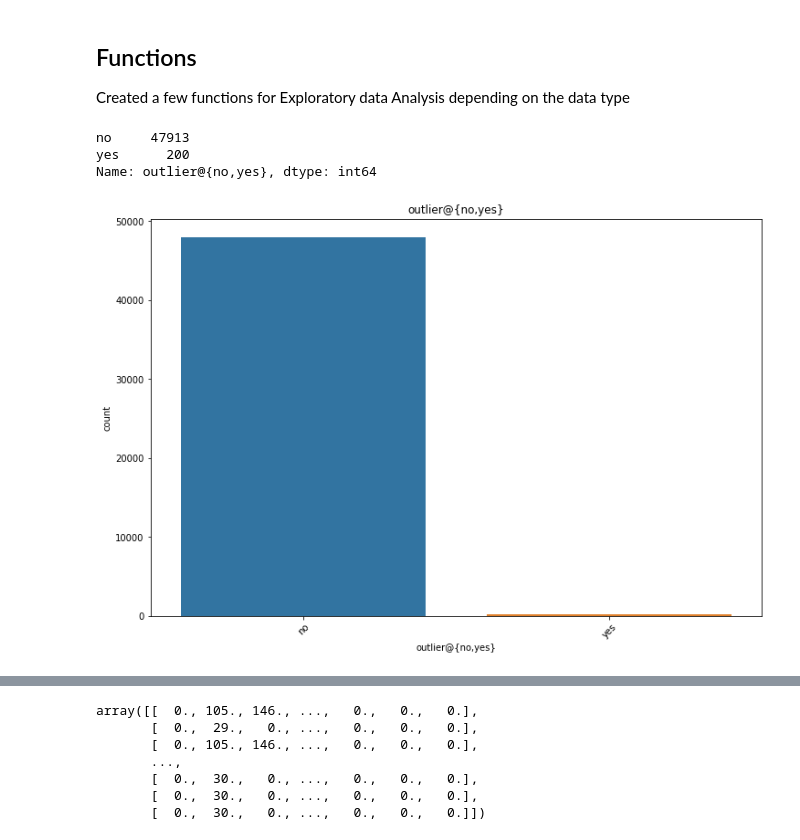
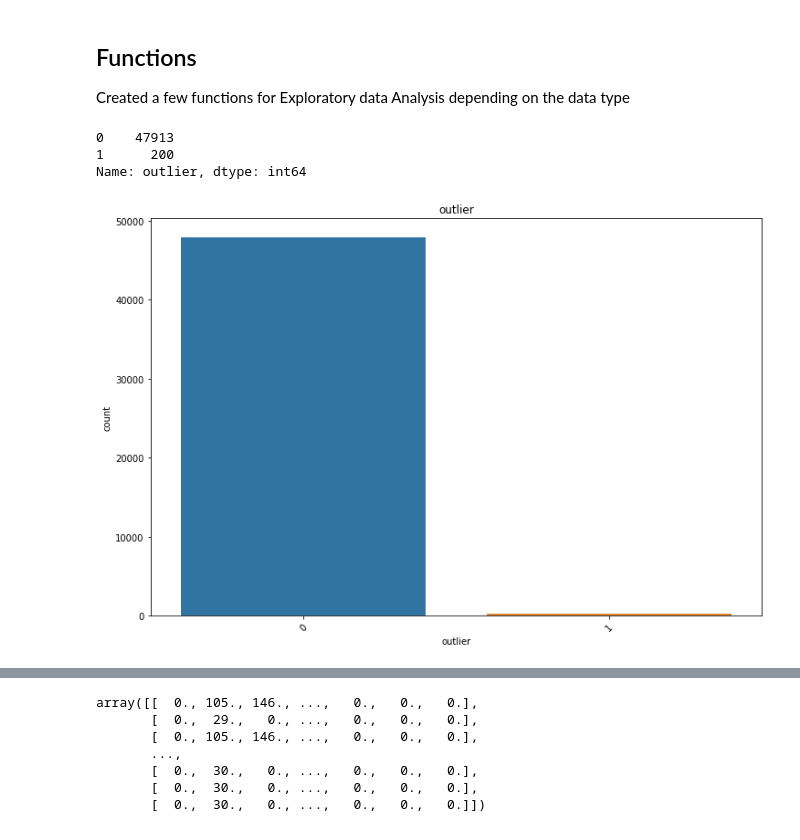
Before and after one commit to alvin20142/Intrusion_Detection, a Jupyter notebook: Project 4.ipynb, the cells around one changed output, grey strips where cells are left out. Drawn from its saved outputs; the diff is of its cells as text; code cells hidden in the pictures.

```diff
--- a/Project 4.ipynb
+++ b/Project 4.ipynb
@@ -106,3 +108,7 @@ Seeing how there are a couple of columns that have only 1 value, I feel we can r
 # %%
 single_value_variable=['land','num_outbounds_cmds']
 df=df.drop(columns=single_value_variable)
+# %%
+df.rename(columns={"outlier@{no,yes}":"outlier"}, inplace=True)
+# %%
+df =df.replace({'outlier': {'yes': 1, 'no': 0}})
@@ -175,7 +219,7 @@ def categorical(column):
 # %%
-categorical('outlier@{no,yes}')
+categorical('outlier')
 # %% [output]
-no     47913
-yes      200
-Name: outlier@{no,yes}, dtype: int64
+0    47913
+1      200
+Name: outlier, dtype: int64
-[figure, old version]
+[figure, new version]
```
Also changed, not shown: parts of 83 cells of this notebook.
